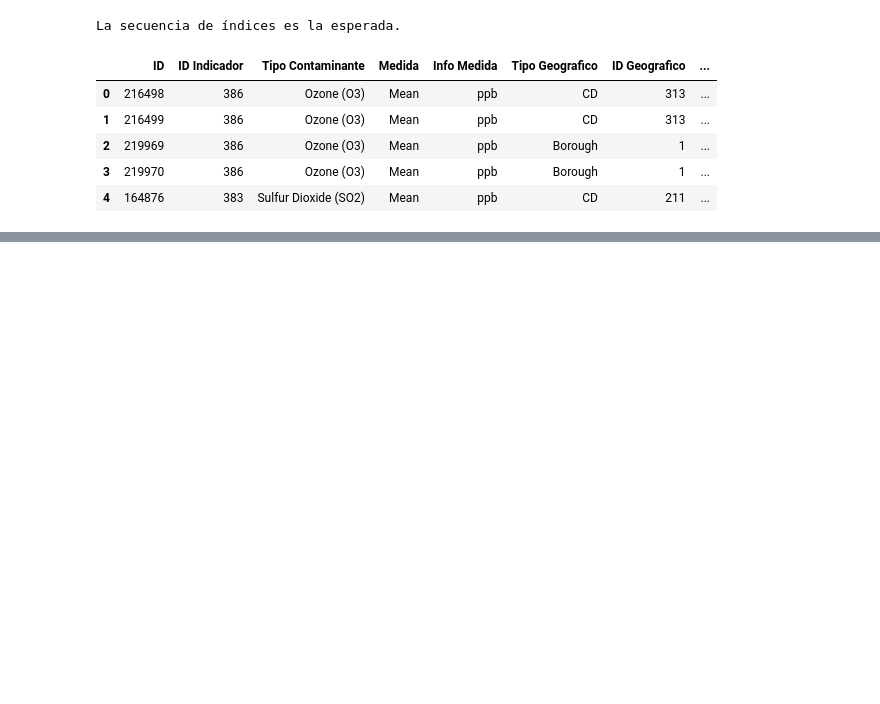
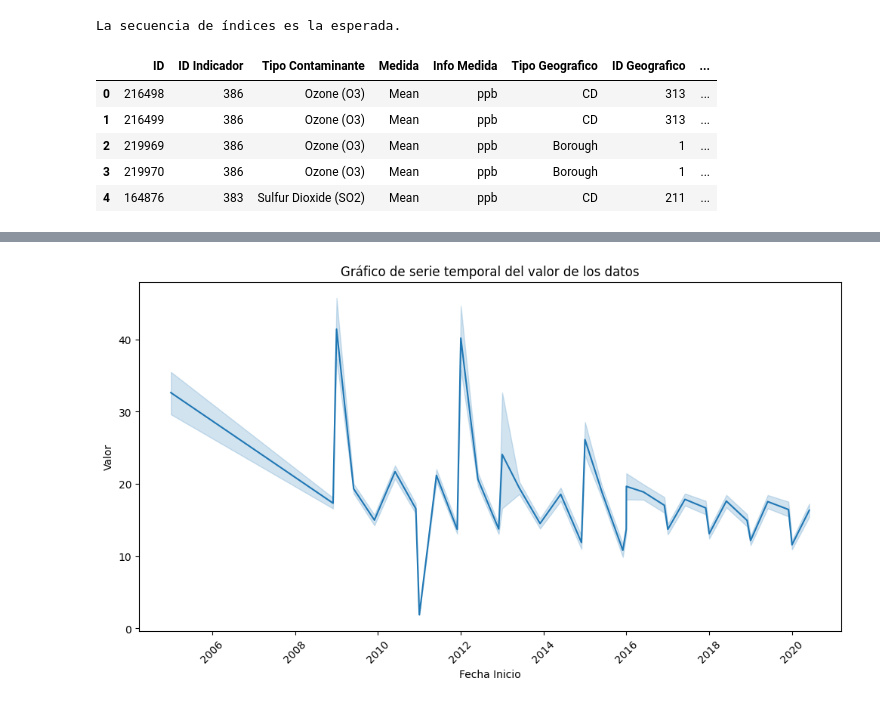
Before and after one commit to efr4in20/Proyecto-Air-NYC, a Jupyter notebook: ProyectoNYC/work/Bloxplots.ipynb, the cells around one changed output, grey strips where cells are left out. Saved outputs shown, nothing was run; the diff lists cells and outputs as text; code cells hidden in the pictures; blank space fills up the shorter version.

```diff
--- a/ProyectoNYC/work/Bloxplots.ipynb
+++ b/ProyectoNYC/work/Bloxplots.ipynb
@@ -75,0 +87,11 @@ KeyError: 'Tipo Geografico'
+# %%
+plt.figure(figsize=(12, 6))
+df_sorted = df_TablaLimpia.sort_values('Fecha Inicio')
+sns.lineplot(x='Fecha Inicio', y='Valor', data=df_sorted)
+plt.title('Gráfico de serie temporal del valor de los datos')
+plt.xlabel('Fecha Inicio')
+plt.ylabel('Valor')
+plt.xticks(rotation=45)
+plt.show()
+# %% [output]
+[figure, added]
```
Also changed, not shown: parts of 4 cells of this notebook, 6 other files.
